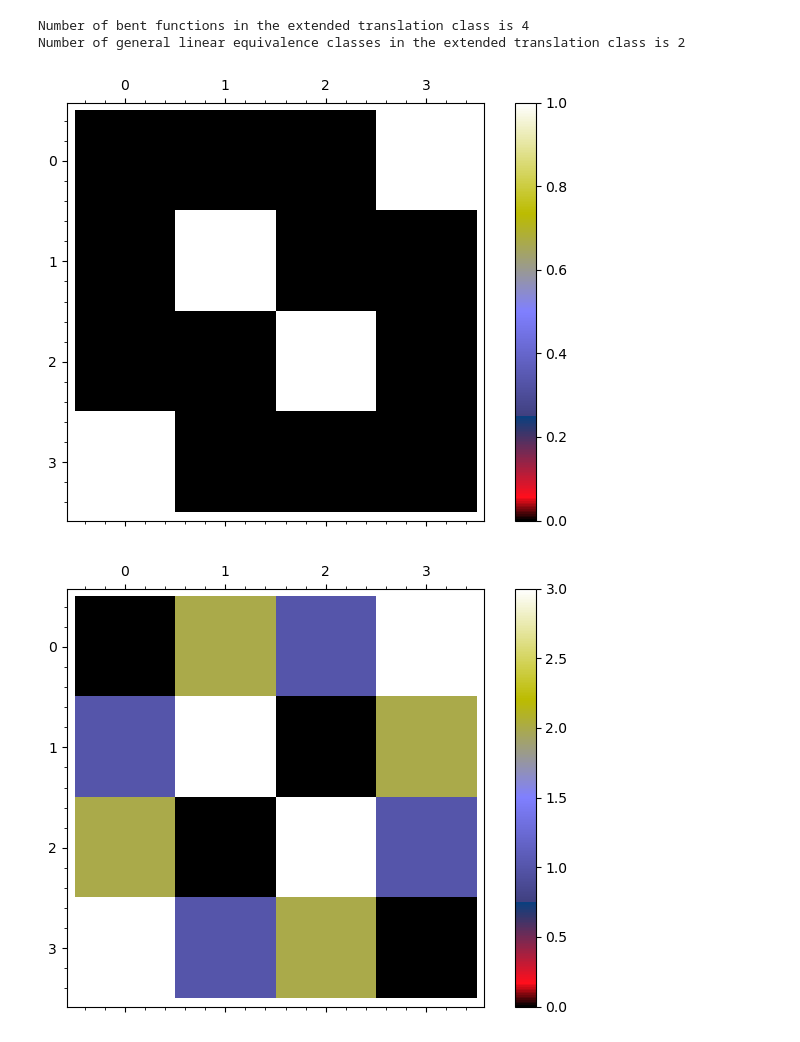
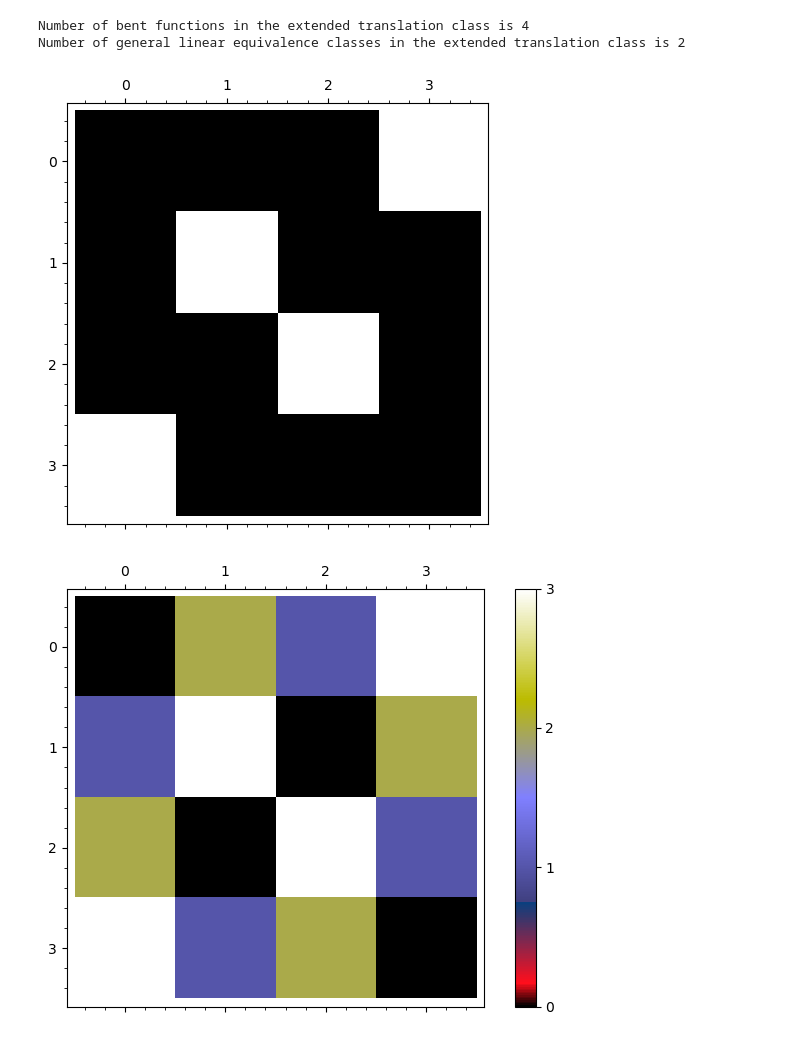
Before and after one commit to penguian/Boolean-Cayley-graphs, a Jupyter notebook: sage-code/cayley_graphs_boolean_dimension_2.ipynb, the cells around one changed output. Drawn from its saved outputs; the diff is of its cells as text; code cells hidden in the pictures.

```diff
--- a/sage-code/cayley_graphs_boolean_dimension_2.ipynb
+++ b/sage-code/cayley_graphs_boolean_dimension_2.ipynb
@@ -125,10 +126,10 @@ print("Number of general linear equivalence classes in the extended translation
 Number of bent functions in the extended translation class is 4
 Number of general linear equivalence classes in the extended translation class is 2
 # %%
-matrix_plot(bf_etc.general_linear_class_index_matrix, cmap='gist_stern', colorbar=True)
+matrix_plot(bf_etc.general_linear_class_index_matrix, cmap='gist_stern')
 # %% [output]
-[figure, old version]
+[figure, new version]
 # %%
-matrix_plot(bf_etc.boolean_function_index_matrix, cmap='gist_stern', colorbar=True)
+matrix_plot_with_colorbar(bf_etc.boolean_function_index_matrix, cmap='gist_stern')
 # %% [output]
-[figure, old version]
+[figure, new version]
```
Also changed, not shown: parts of 5 cells of this notebook, 2 other files.
